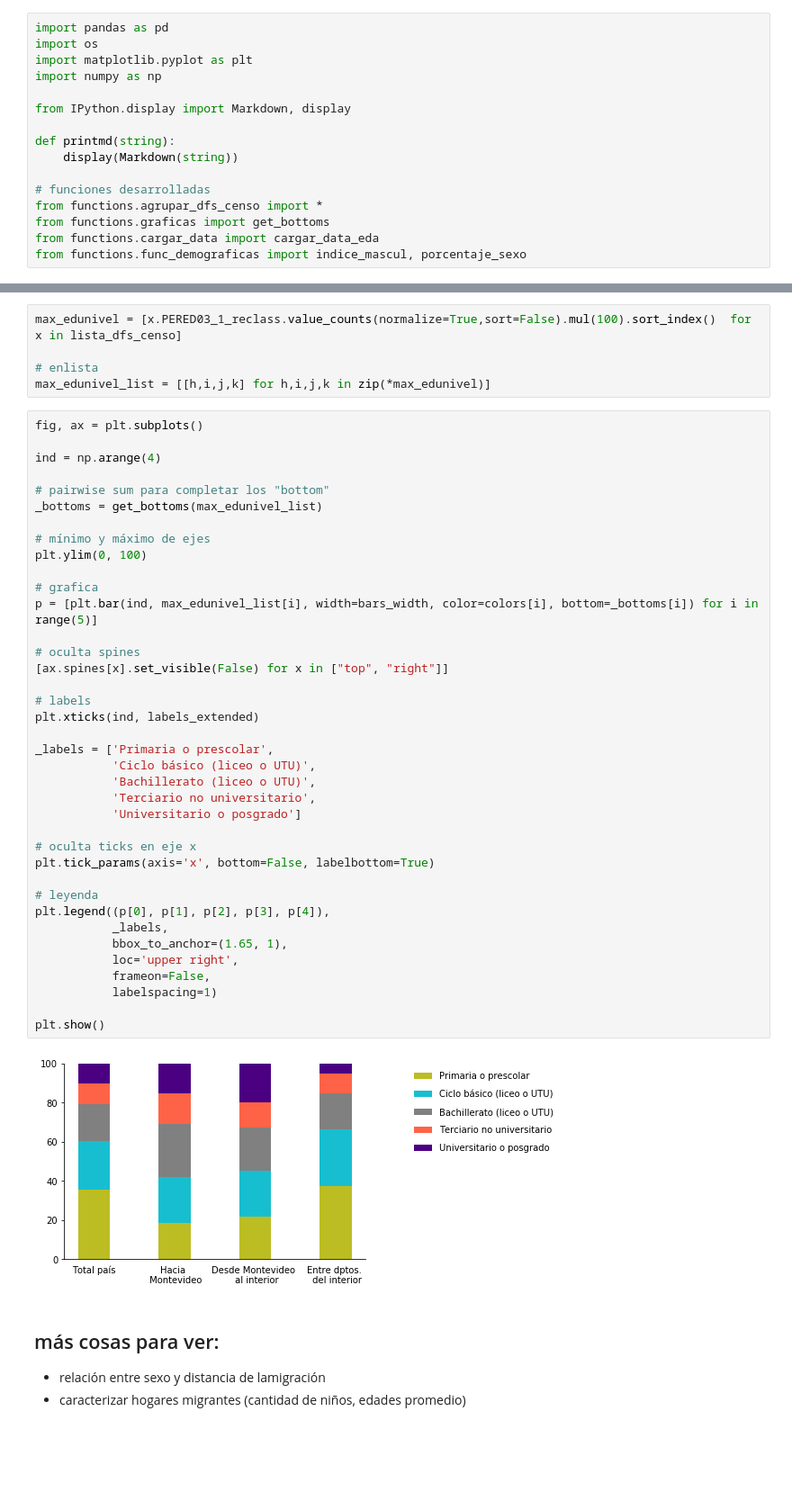
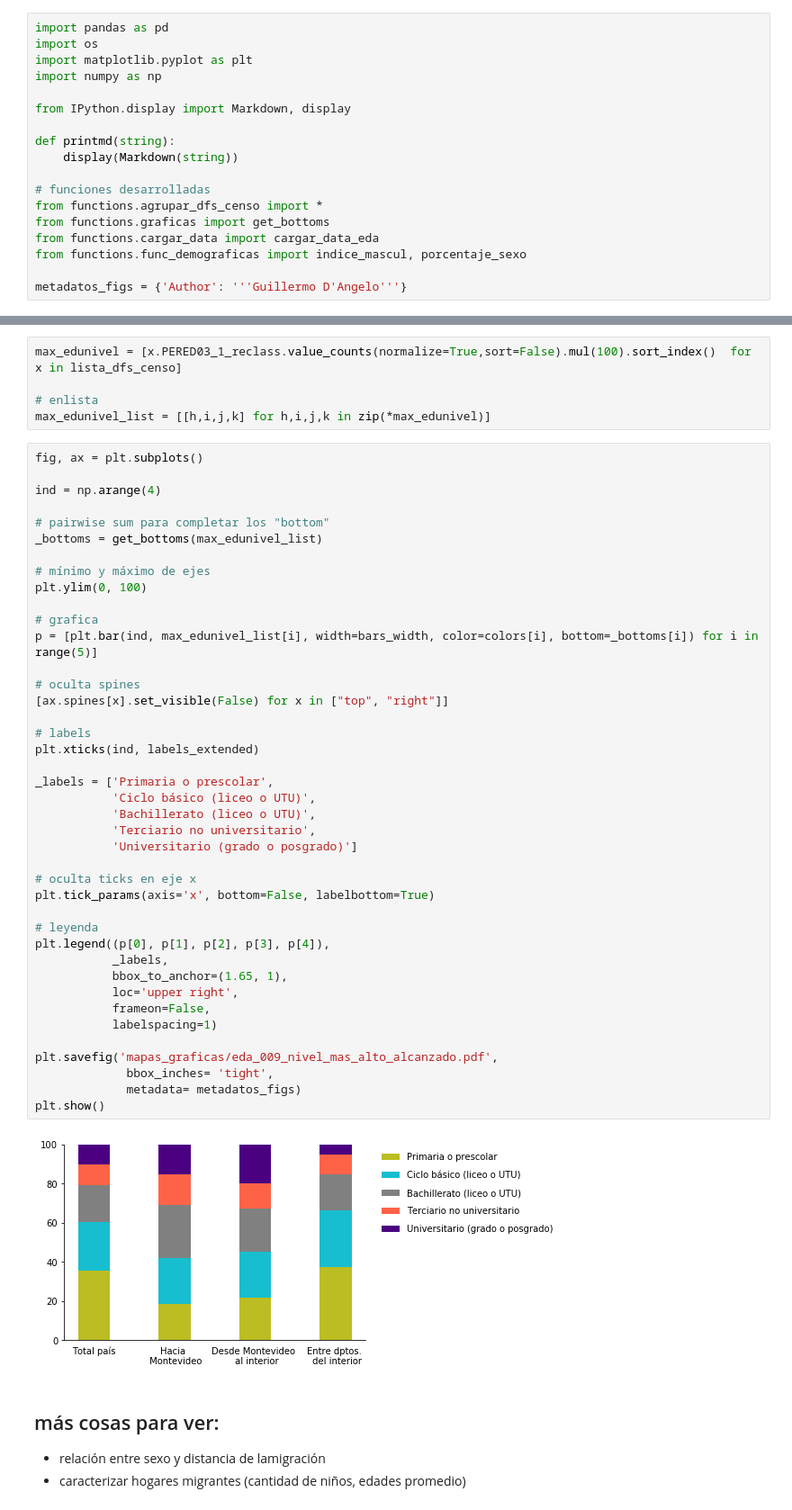
Before and after one commit to guillermodangelo/tesis, a Jupyter notebook: 02-eda.ipynb, the cells around one changed output, grey strips where cells are left out. Shown at 90% size. Saved outputs shown, nothing was run; the diff lists cells and outputs as text; blank space fills up the shorter version.

```diff
--- a/02-eda.ipynb
+++ b/02-eda.ipynb
@@ -20,6 +20,8 @@ from functions.agrupar_dfs_censo import *
 from functions.graficas import get_bottoms
 from functions.cargar_data import cargar_data_eda
 from functions.func_demograficas import indice_mascul, porcentaje_sexo
+
+metadatos_figs = {'Author': '''Guillermo D'Angelo'''}
 # %%
 # carga datos
 censo, pbi, md = cargar_data_eda()
@@ -546,35 +587,38 @@ _bottoms = get_bottoms(max_edunivel_list)
 # mínimo y máximo de ejes
 plt.ylim(0, 100)
 
 # grafica
 p = [plt.bar(ind, max_edunivel_list[i], width=bars_width, color=colors[i], bottom=_bottoms[i]) for i in range(5)]
 
 # oculta spines
 [ax.spines[x].set_visible(False) for x in ["top", "right"]]
 
 # labels
 plt.xticks(ind, labels_extended)
 
 _labels = ['Primaria o prescolar',
            'Ciclo básico (liceo o UTU)',
            'Bachillerato (liceo o UTU)',
            'Terciario no universitario',
-           'Universitario o posgrado']
+           'Universitario (grado o posgrado)']
 
 # oculta ticks en eje x
 plt.tick_params(axis='x', bottom=False, labelbottom=True)
 
 # leyenda
 plt.legend((p[0], p[1], p[2], p[3], p[4]),
            _labels,
            bbox_to_anchor=(1.65, 1),
            loc='upper right',
            frameon=False,
            labelspacing=1)
 
+plt.savefig('mapas_graficas/eda_009_nivel_mas_alto_alcanzado.pdf',
+             bbox_inches= 'tight',
+             metadata= metadatos_figs)
 plt.show()
 # %% [output]
-[figure, old version]
+[figure, new version]
 # %% [markdown]
 ## más cosas para ver:
 - relación entre sexo y distancia de lamigración
```
Also changed, not shown: parts of 8 cells of this notebook, 17 other files.
